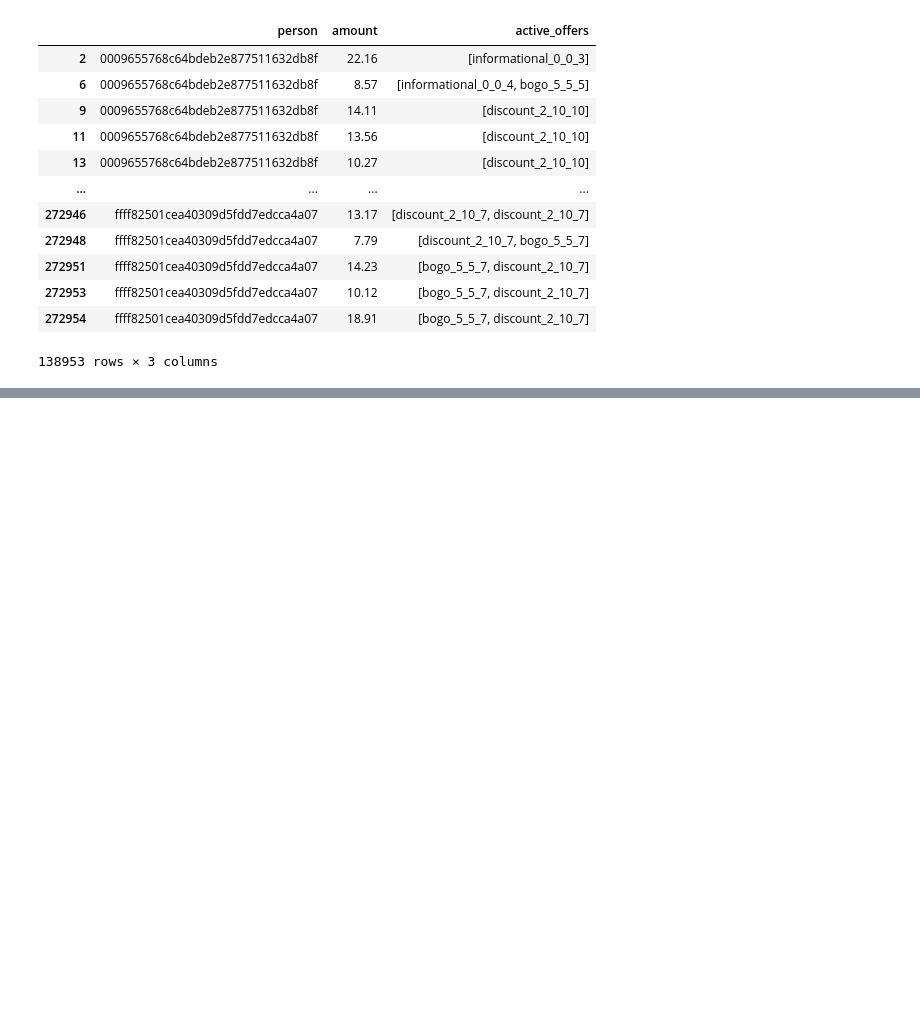
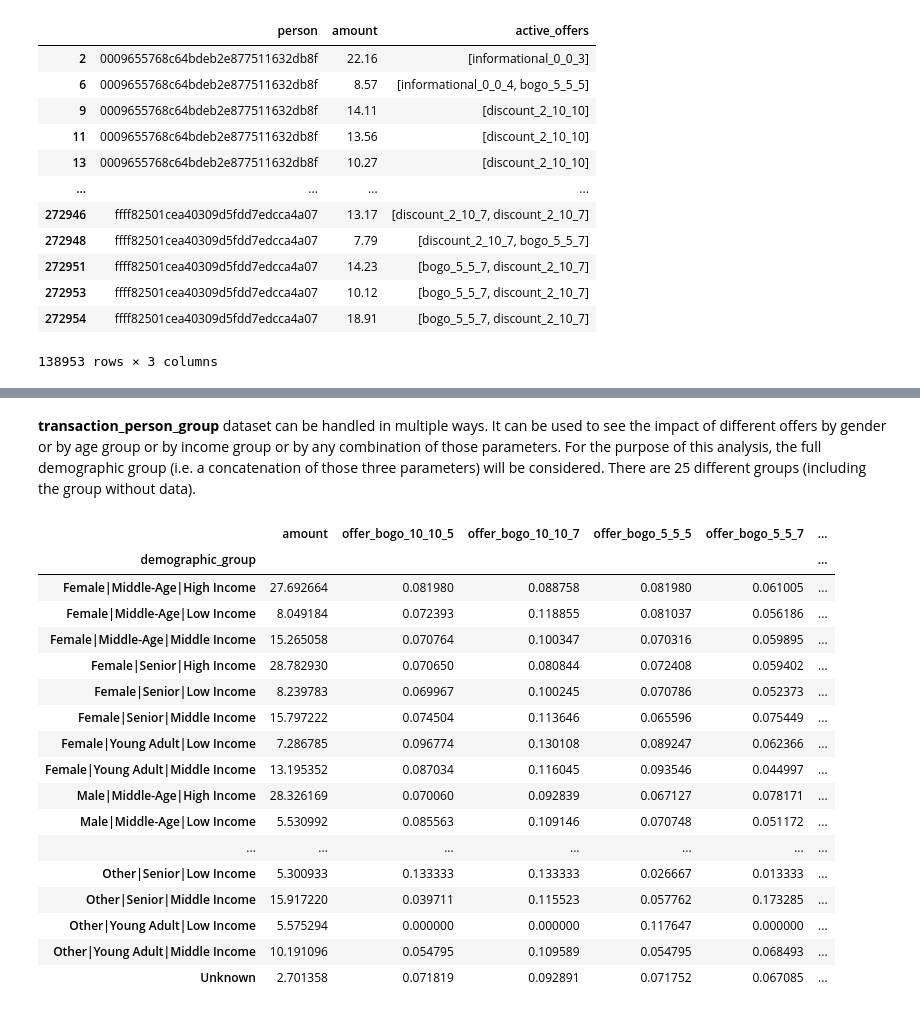
Before and after one commit to atrgz/starbucks_capstone, a Jupyter notebook: Starbucks_Capstone_notebook.ipynb, the cells around one changed output, grey strips where cells are left out. Drawn from its saved outputs; the diff is of its cells as text; code cells hidden in the pictures; blank space fills up the shorter version.

```diff
--- a/Starbucks_Capstone_notebook.ipynb
+++ b/Starbucks_Capstone_notebook.ipynb
@@ -581,0 +604,29 @@ display(transaction_person_group)
+# %% [markdown]
+**transaction_person_group** dataset can be handled in multiple ways. It can be used to see the impact of different offers by gender or by age group or by income group or by any combination of those parameters. For the purpose of this analysis, the full demographic group (i.e. a concatenation of those three parameters) will be considered. There are 25 different groups (including the group without data).
+# %%
+# drop gender, age group and income group
+transaction_person_group_clean = transaction_person_group.drop(columns=['gender', 'age_group', 'income_group'], axis=1)
+
+# groupby demographic group with mean
+transaction_per_group = transaction_person_group_clean.groupby('demographic_group').mean()
+
+display(transaction_per_group)
+# %% [output]
+|  | amount | offer_bogo_10_10_5 | offer_bogo_10_10_7 | offer_bogo_5_5_5 | offer_bogo_5_5_7 | ... |
+| demographic_group |  |  |  |  |  | ... |
+| Female|Middle-Age|High Income | 27.692664 | 0.081980 | 0.088758 | 0.081980 | 0.061005 | ... |
+| Female|Middle-Age|Low Income | 8.049184 | 0.072393 | 0.118855 | 0.081037 | 0.056186 | ... |
+| Female|Middle-Age|Middle Income | 15.265058 | 0.070764 | 0.100347 | 0.070316 | 0.059895 | ... |
+| Female|Senior|High Income | 28.782930 | 0.070650 | 0.080844 | 0.072408 | 0.059402 | ... |
+| Female|Senior|Low Income | 8.239783 | 0.069967 | 0.100245 | 0.070786 | 0.052373 | ... |
+| Female|Senior|Middle Income | 15.797222 | 0.074504 | 0.113646 | 0.065596 | 0.075449 | ... |
+| Female|Young Adult|Low Income | 7.286785 | 0.096774 | 0.130108 | 0.089247 | 0.062366 | ... |
+| Female|Young Adult|Middle Income | 13.195352 | 0.087034 | 0.116045 | 0.093546 | 0.044997 | ... |
+| Male|Middle-Age|High Income | 28.326169 | 0.070060 | 0.092839 | 0.067127 | 0.078171 | ... |
+| Male|Middle-Age|Low Income | 5.530992 | 0.085563 | 0.109146 | 0.070748 | 0.051172 | ... |
+| ... | ... | ... | ... | ... | ... | ... |
+| Other|Senior|Low Income | 5.300933 | 0.133333 | 0.133333 | 0.026667 | 0.013333 | ... |
+| Other|Senior|Middle Income | 15.917220 | 0.039711 | 0.115523 | 0.057762 | 0.173285 | ... |
+| Other|Young Adult|Low Income | 5.575294 | 0.000000 | 0.000000 | 0.117647 | 0.000000 | ... |
+| Other|Young Adult|Middle Income | 10.191096 | 0.054795 | 0.109589 | 0.054795 | 0.068493 | ... |
+| Unknown | 2.701358 | 0.071819 | 0.092891 | 0.071752 | 0.067085 | ... |
```
Also changed, not shown: parts of 2 cells of this notebook.
